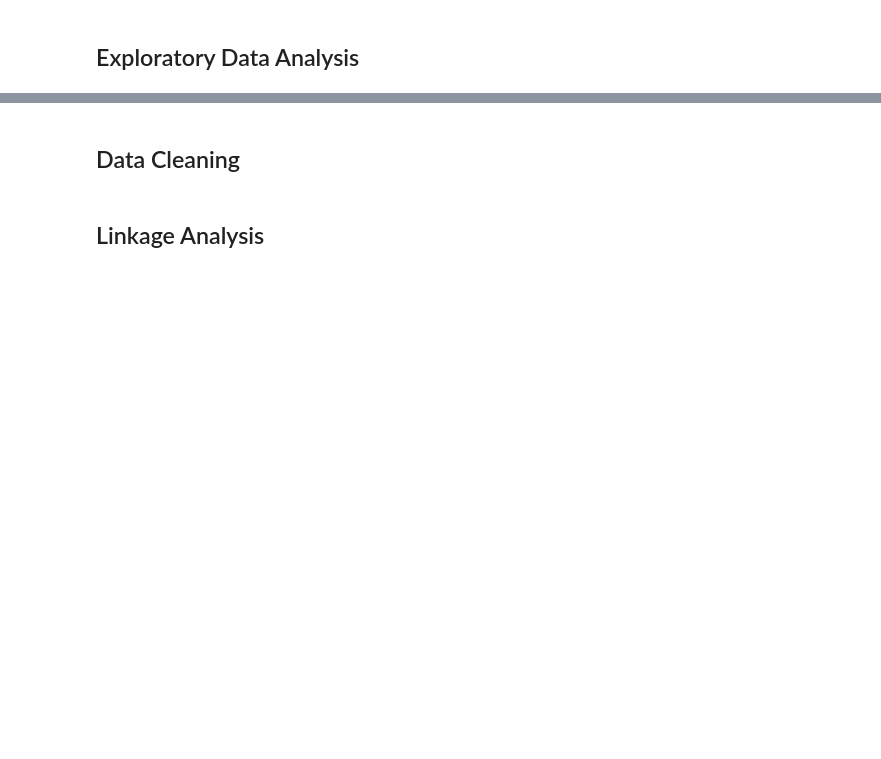
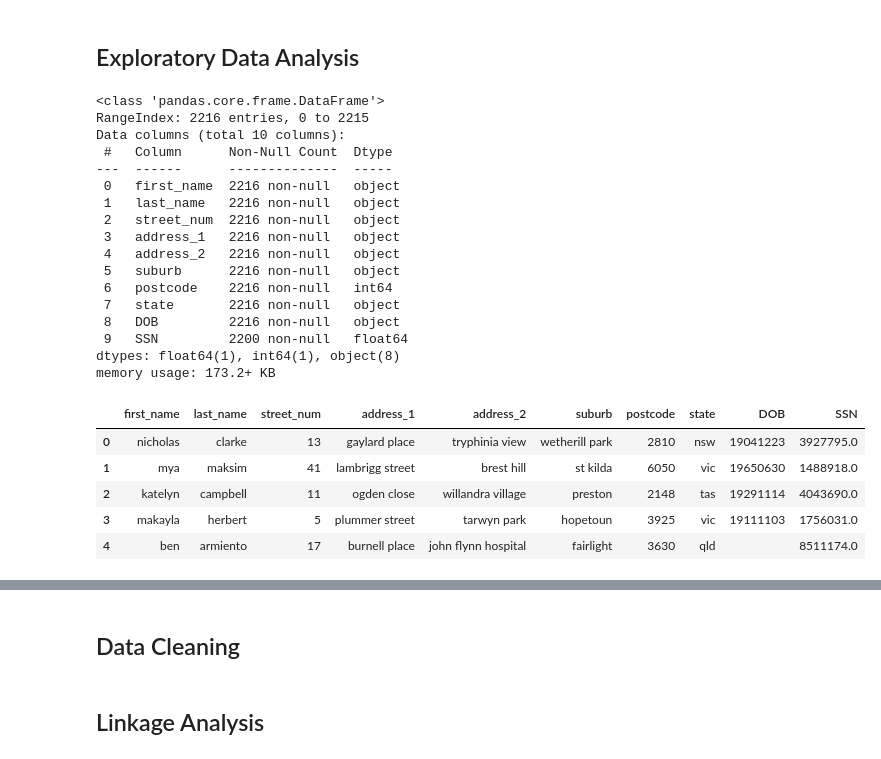
Before and after one commit to vhollingshead/da_skills_assessment, a Jupyter notebook: CPL_DA_Skills_Assessment.ipynb, the cells around one changed output, grey strips where cells are left out. Drawn from its saved outputs; the diff is of its cells as text; code cells hidden in the pictures; blank space fills up the shorter version.

```diff
--- a/CPL_DA_Skills_Assessment.ipynb
+++ b/CPL_DA_Skills_Assessment.ipynb
@@ -11,2 +9,36 @@ ModuleNotFoundError: No module named 'pandas'
+# %%
+# Import data
+link_testa_df = pd.read_csv('/Users/victoriahollingshead/Documents_Secure/CPL_2025/cpl_da_skills_assessment/Link_datasets/Link_testA.csv')
+link_testb_df = pd.read_csv('/Users/victoriahollingshead/Documents_Secure/CPL_2025/cpl_da_skills_assessment/Link_datasets/Link_testB.csv')
 # %% [markdown]
 ## Exploratory Data Analysis
+# %%
+# Basic Information for Link Test A
+link_testa_df.info()
+display(link_testa_df.head())
+display(link_testa_df.tail())
+display(link_testa_df.sample(5))
+# %% [output]
+<class 'pandas.core.frame.DataFrame'>
+RangeIndex: 2216 entries, 0 to 2215
+Data columns (total 10 columns):
+ #   Column      Non-Null Count  Dtype
+---  ------      --------------  -----
+ 0   first_name  2216 non-null   object
+ 1   last_name   2216 non-null   object
+ 2   street_num  2216 non-null   object
+ 3   address_1   2216 non-null   object
+ 4   address_2   2216 non-null   object
+ 5   suburb      2216 non-null   object
+ 6   postcode    2216 non-null   int64
+ 7   state       2216 non-null   object
+ 8   DOB         2216 non-null   object
+ 9   SSN         2200 non-null   float64
+dtypes: float64(1), int64(1), object(8)
+memory usage: 173.2+ KB
+|  | first_name | last_name | street_num | address_1 | address_2 | suburb | postcode | state | DOB | SSN |
+| 0 | nicholas | clarke | 13 | gaylard place | tryphinia view | wetherill park | 2810 | nsw | 19041223 | 3927795.0 |
+| 1 | mya | maksim | 41 | lambrigg street | brest hill | st kilda | 6050 | vic | 19650630 | 1488918.0 |
+| 2 | katelyn | campbell | 11 | ogden close | willandra village | preston | 2148 | tas | 19291114 | 4043690.0 |
+| 3 | makayla | herbert | 5 | plummer street | tarwyn park | hopetoun | 3925 | vic | 19111103 | 1756031.0 |
+| 4 | ben | armiento | 17 | burnell place | john flynn hospital | fairlight | 3630 | qld |  | 8511174.0 |
```
Also changed, not shown: parts of 6 cells of this notebook.
